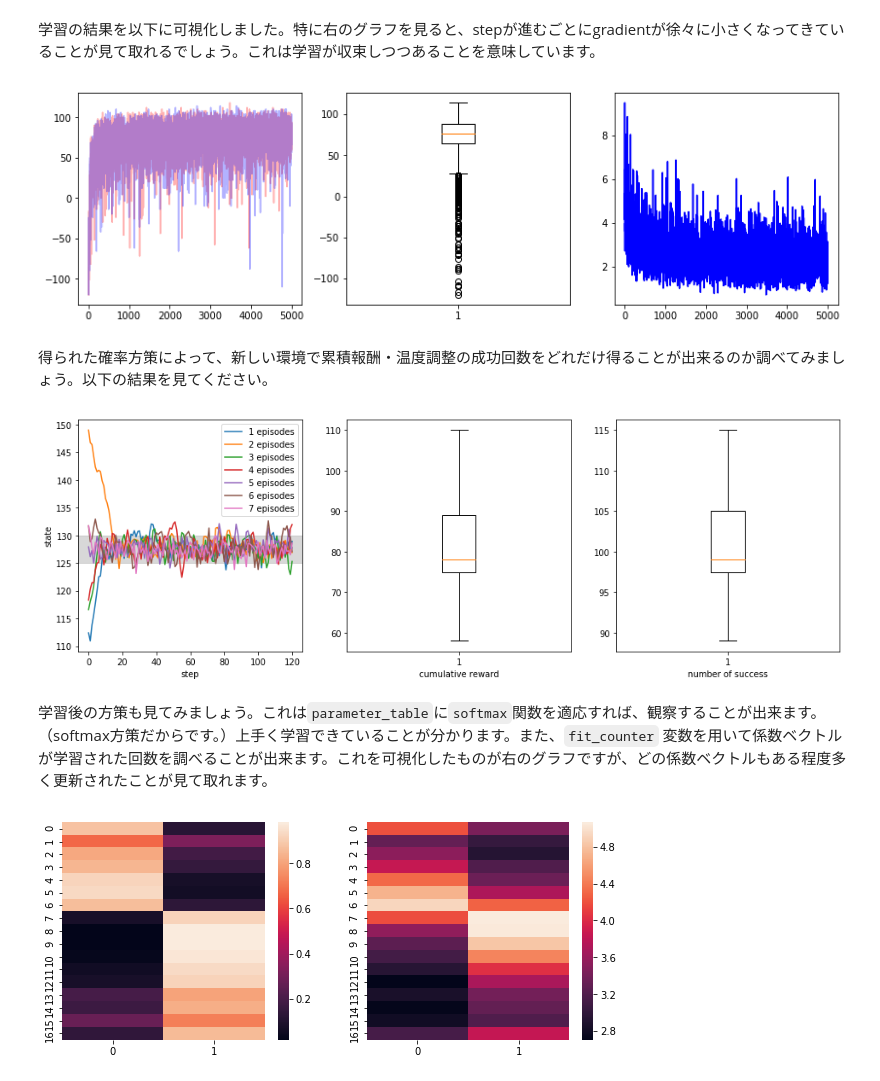
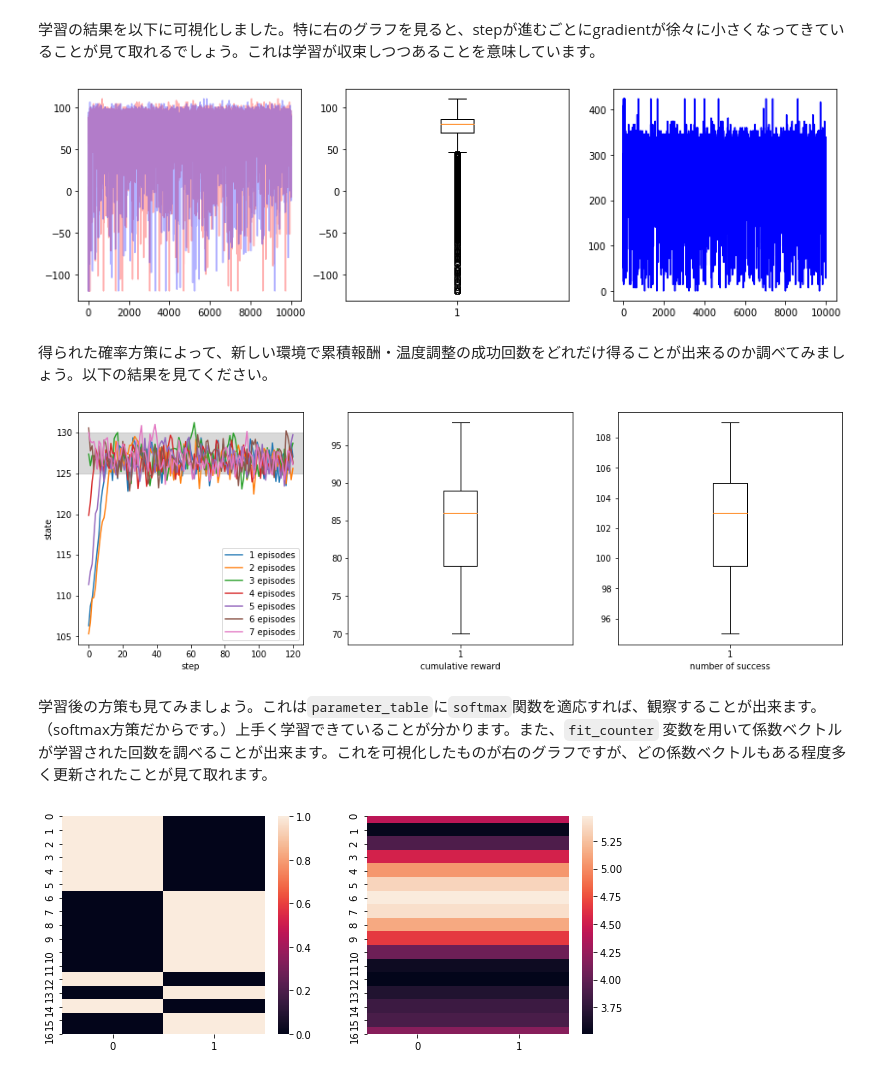
Before and after one commit to utaka233/reinforcement_learning_sugakubunka, a Jupyter notebook: note3_policy_gradient.ipynb, the cells around one changed output. Saved outputs shown, nothing was run; the diff lists cells and outputs as text; code cells hidden in the pictures.

```diff
--- a/note3_policy_gradient.ipynb
+++ b/note3_policy_gradient.ipynb
@@ -58,7 +58,7 @@ np.unique(actions, return_counts = True)
 
 とします。
 # %%
-n_episode = 5000
+n_episodes = 10000
 n_actions = 120
 env = EnvSensor()
 rew = Reward()
@@ -78,21 +77,19 @@ REINFORCE algorithmの学習は、episode単位（複数episodeでもよい）
 
 **演習** : いくつか学習率の候補を決め、以下のスクリプトで試してみてください。（元の結果を参照できるように、notebookをコピーして実験することをお勧めします。）
 # %%
-for i in tqdm(range(n_episode)):
+for i in tqdm(range(n_episodes)):
     state = env.reset()
-    for j in range(1, n_actions + 1):
+    for j in range(1, n_actions+1):
         action = pol.get_action(state = state)
         state = env.get_state(action = action)
         reward = rew.get_reward(state = state)
         reward_each_episode.append(reward)    # rewardのログを保存
         if stop_episode(time = j) == 0:
-            pol.fit(reward = reward, gamma = 0.9, learning_rate = 0.01/(0.1*i+1),
-                    use_baseline = False, end_of_episode = False, val = True)
+            pol.fit(reward = reward, gamma = 1.0, learning_rate = 1.0/(i+1),
+                    end_of_episode = False, val = True)
         if stop_episode(time = j) == 1:
-            #print("episode " + str(i) + " : " + str(j) + \
-            #      " actions and final reward " + str(reward))
-            pol.fit(reward = reward, gamma = 0.9, learning_rate = 0.01/(0.1*i+1),
-                    use_baseline = False, end_of_episode = True, val = True)
+            pol.fit(reward = reward, gamma = 1.0, learning_rate = 1.0/(i+1),
+                    end_of_episode = True, val = True)
             cumulative_rewards.append(np.sum(reward_each_episode))    # episodeの累積報酬のログを取る。
             reward_each_episode = []    # rewardのログを初期化。
             break
@@ -102,24 +99,24 @@ End of all episodes
 # %% [markdown]
 学習の結果を以下に可視化しました。特に右のグラフを見ると、stepが進むごとにgradientが徐々に小さくなってきていることが見て取れるでしょう。これは学習が収束しつつあることを意味しています。
 # %%
-episode_index = [i for i in range(n_episode)]
+episode_index = [i for i in range(n_episodes)]
 plt.figure(figsize = (14, 4))
 plt.subplot(1, 3, 1)
 plt.plot(episode_index, cumulative_rewards, color = "red", alpha = 0.3)
 plt.plot(episode_index, pol.val_cumulative_rewards, color = "blue", alpha = 0.3)
 plt.subplot(1, 3, 2)
 plt.boxplot(pol.val_cumulative_rewards)
 plt.subplot(1, 3, 3)
 plt.plot(episode_index, pol.mean_absolute_gradient_history, color = "blue")
 plt.show()
 # %% [output]
-[figure, old version]
+[figure, new version]
 # %% [markdown]
 得られた確率方策によって、新しい環境で累積報酬・温度調整の成功回数をどれだけ得ることが出来るのか調べてみましょう。以下の結果を見てください。
 # %%
 plot_demo(env = env, pol = pol, n_episodes = 7, steps_per_episode = 120)
 # %% [output]
-[figure, old version]
+[figure, new version]
 # %% [markdown]
 学習後の方策も見てみましょう。これは`parameter_table`に`softmax`関数を適応すれば、観察することが出来ます。（softmax方策だからです。）上手く学習できていることが分かります。また、`fit_counter` 変数を用いて係数ベクトルが学習された回数を調べることが出来ます。これを可視化したものが右のグラフですが、どの係数ベクトルもある程度多く更新されたことが見て取れます。
 # %%
@@ -130,4 +127,4 @@ plt.subplot(1, 2, 2)
 sns.heatmap(np.log10(pol.fit_counter+1))
 plt.show()
 # %% [output]
-[figure, old version]
+[figure, new version]
```
Also changed, not shown: parts of 12 cells of this notebook, 8 other files.
